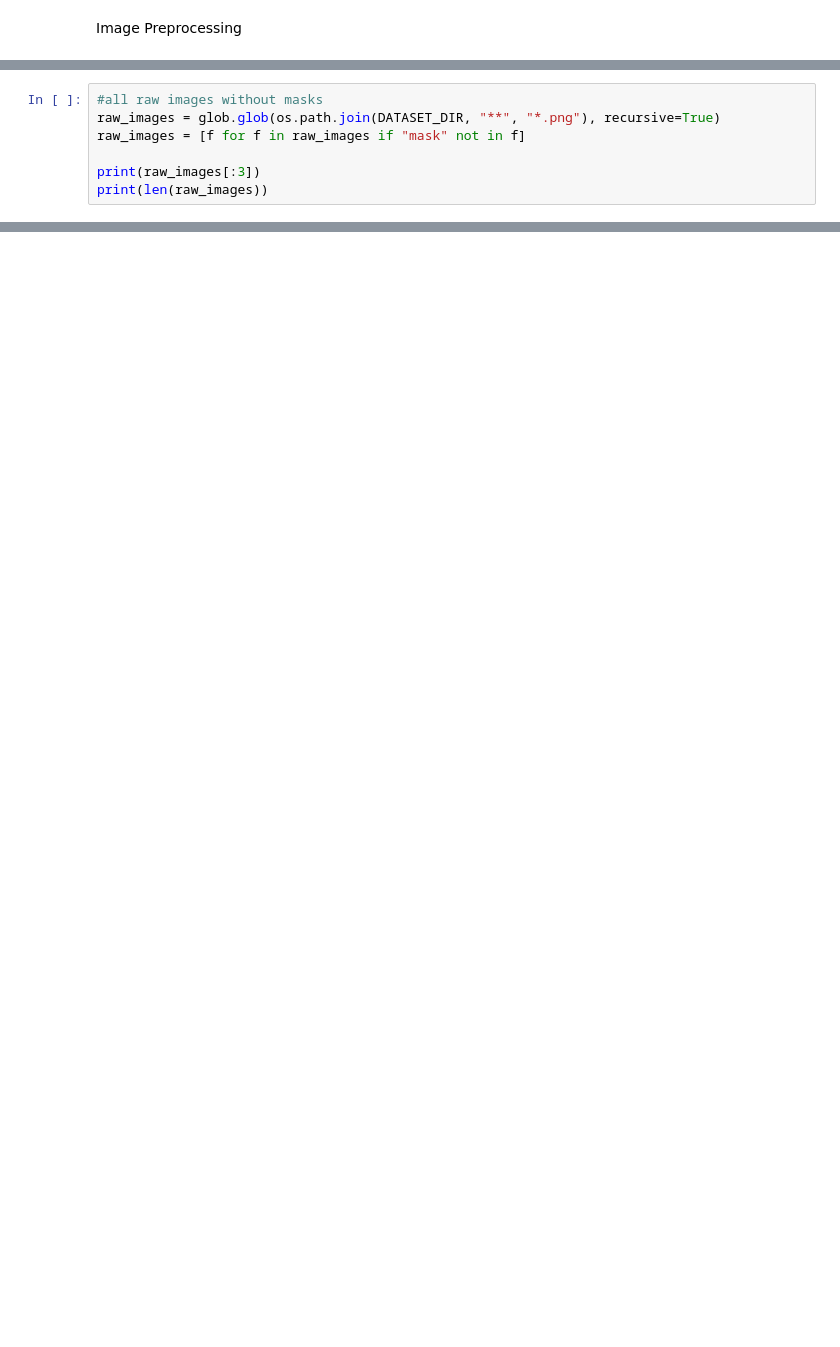
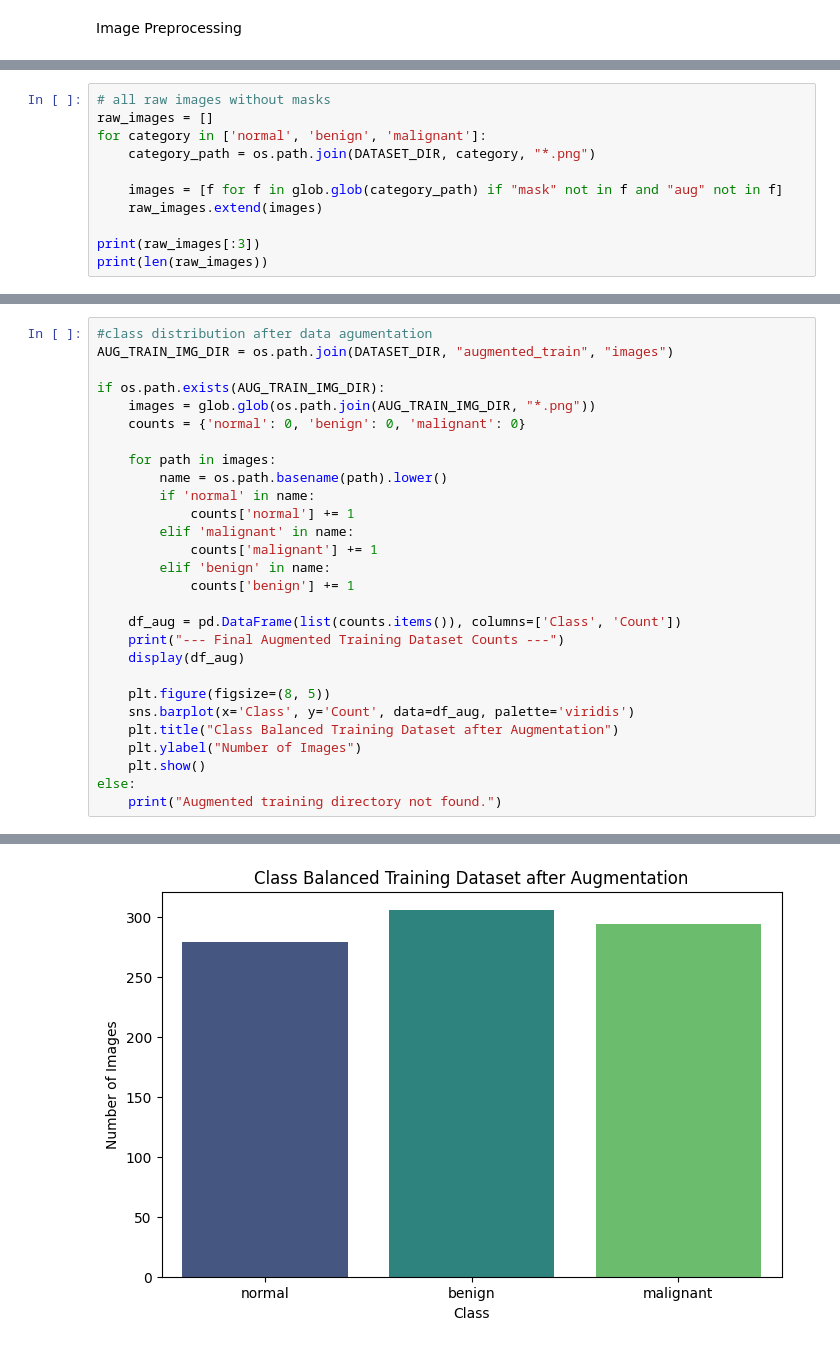
Before and after one commit to TabbyDaCatto/Thesis__Explainable-AI-using-Breast-Ultrasound-Image-BUSI-dataset, a Jupyter notebook: notebooks/tesi-maxxing.ipynb, the cells around one changed output, grey strips where cells are left out. Drawn from its saved outputs; the diff is of its cells as text; blank space fills up the shorter version.

```diff
--- a/notebooks/tesi-maxxing.ipynb
+++ b/notebooks/tesi-maxxing.ipynb
@@ -242,7 +240,11 @@ print(len(all_merged_masks))
 # %%
-#all raw images without masks
-raw_images = glob.glob(os.path.join(DATASET_DIR, "**", "*.png"), recursive=True)
-raw_images = [f for f in raw_images if "mask" not in f]
+# all raw images without masks
+raw_images = []
+for category in ['normal', 'benign', 'malignant']:
+    category_path = os.path.join(DATASET_DIR, category, "*.png")
+
+    images = [f for f in glob.glob(category_path) if "mask" not in f and "aug" not in f]
+    raw_images.extend(images)
 
 print(raw_images[:3])
 print(len(raw_images))
@@ -436,0 +423,29 @@ else:
+# %%
+#class distribution after data agumentation
+AUG_TRAIN_IMG_DIR = os.path.join(DATASET_DIR, "augmented_train", "images")
+
+if os.path.exists(AUG_TRAIN_IMG_DIR):
+    images = glob.glob(os.path.join(AUG_TRAIN_IMG_DIR, "*.png"))
+    counts = {'normal': 0, 'benign': 0, 'malignant': 0}
+
+    for path in images:
+        name = os.path.basename(path).lower()
+        if 'normal' in name:
+            counts['normal'] += 1
+        elif 'malignant' in name:
+            counts['malignant'] += 1
+        elif 'benign' in name:
+            counts['benign'] += 1
+
+    df_aug = pd.DataFrame(list(counts.items()), columns=['Class', 'Count'])
+    print("--- Final Augmented Training Dataset Counts ---")
+    display(df_aug)
+
+    plt.figure(figsize=(8, 5))
+    sns.barplot(x='Class', y='Count', data=df_aug, palette='viridis')
+    plt.title("Class Balanced Training Dataset after Augmentation")
+    plt.ylabel("Number of Images")
+    plt.show()
+else:
+    print("Augmented training directory not found.")
+# %% [output]
@@ -437 +460,2 @@ else:
+[figure, added]
 # %%
```
Also changed, not shown: parts of 22 cells of this notebook.
